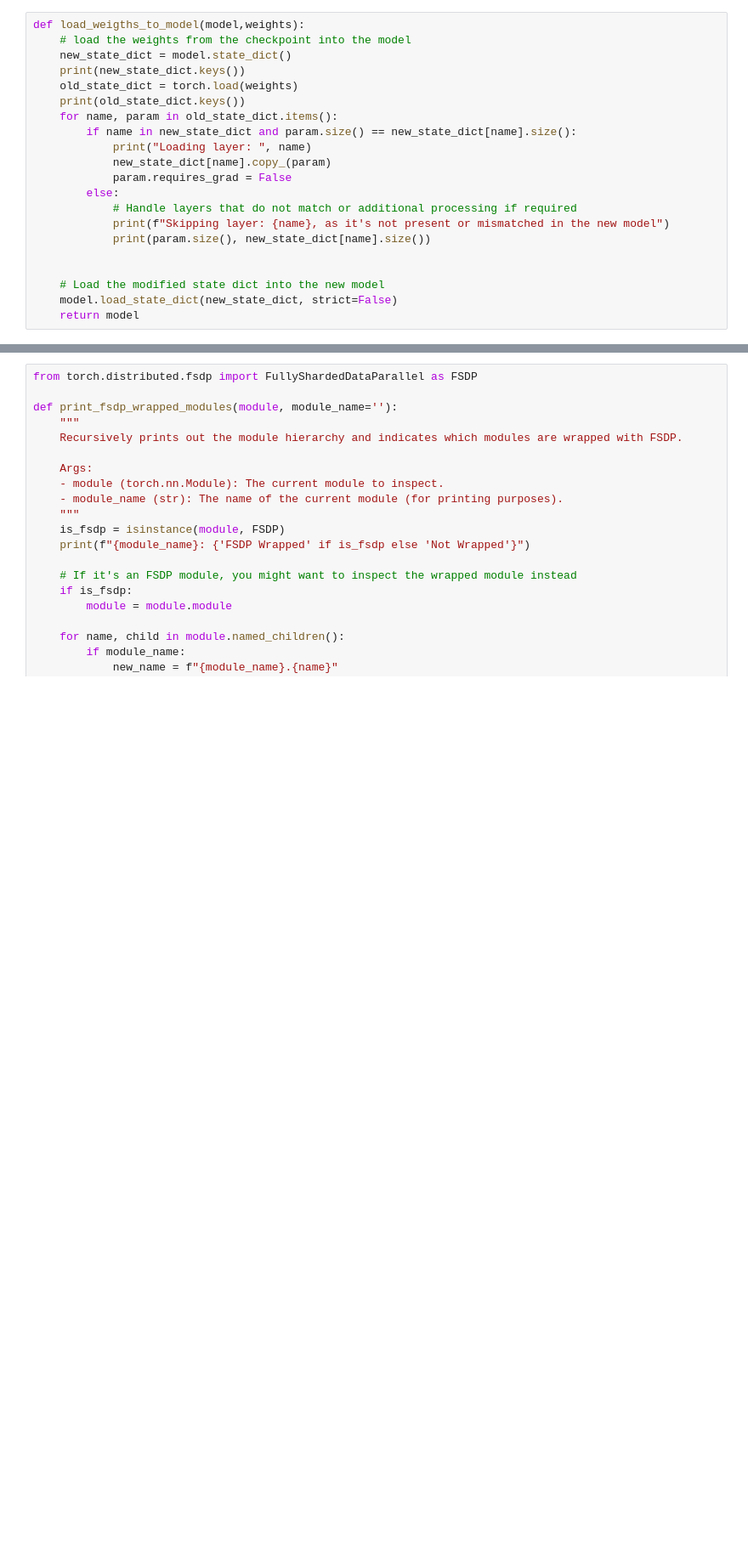
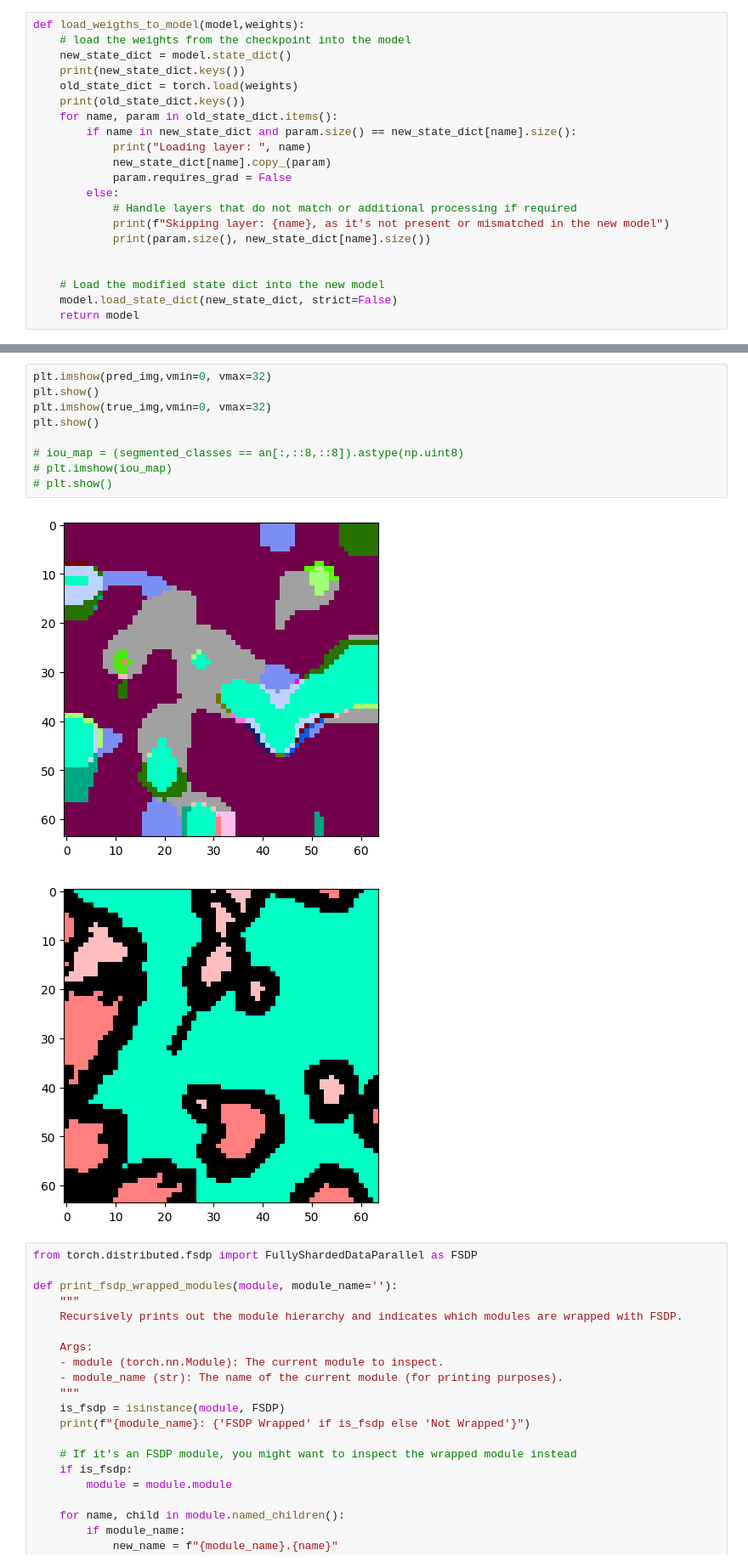
Before and after one commit to Sajtospoga01/vit, a Jupyter notebook: hsi_vision_transformer_prot.ipynb, the cells around one changed output, grey strips where cells are left out. Shown at 85% size. Cells and saved outputs as stored; diff of their text form; blank space fills up the shorter version.

```diff
--- a/hsi_vision_transformer_prot.ipynb
+++ b/hsi_vision_transformer_prot.ipynb
@@ -276,3 +731,15 @@ LR: 2.5e-05
+# %%
+plt.imshow(pred_img,vmin=0, vmax=32)
+plt.show()
+plt.imshow(true_img,vmin=0, vmax=32)
+plt.show()
+
+# iou_map = (segmented_classes == an[:,::8,::8]).astype(np.uint8)
+# plt.imshow(iou_map)
+# plt.show()
+# %% [output]
+[figure, added]
+[figure, added]
 # %%
 from torch.distributed.fsdp import FullyShardedDataParallel as FSDP
 
```
Also changed, not shown: parts of 16 cells of this notebook, 5 other files.
